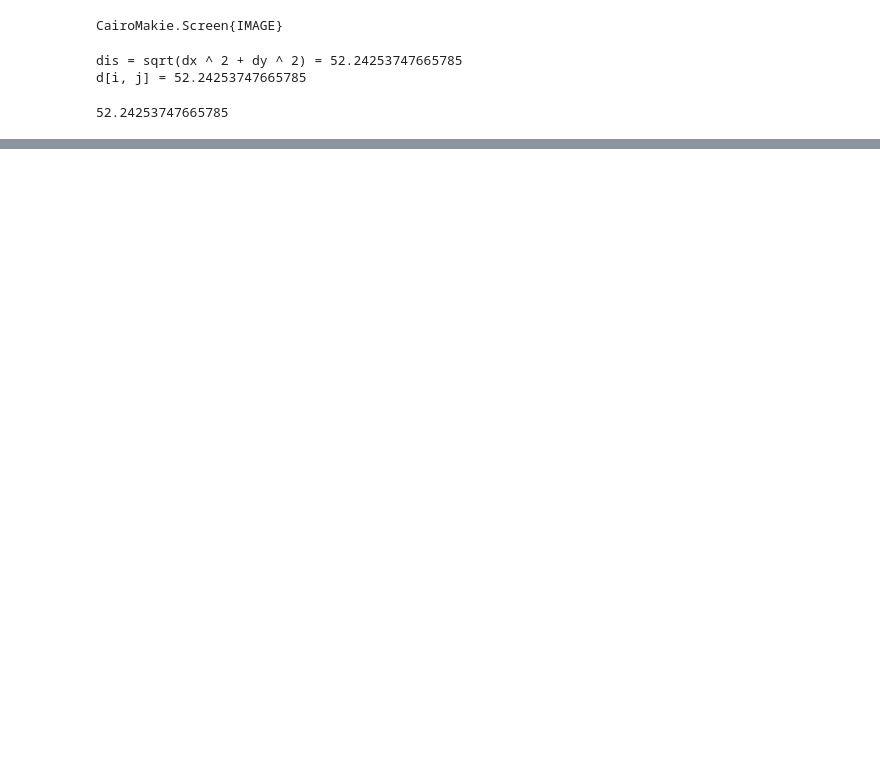
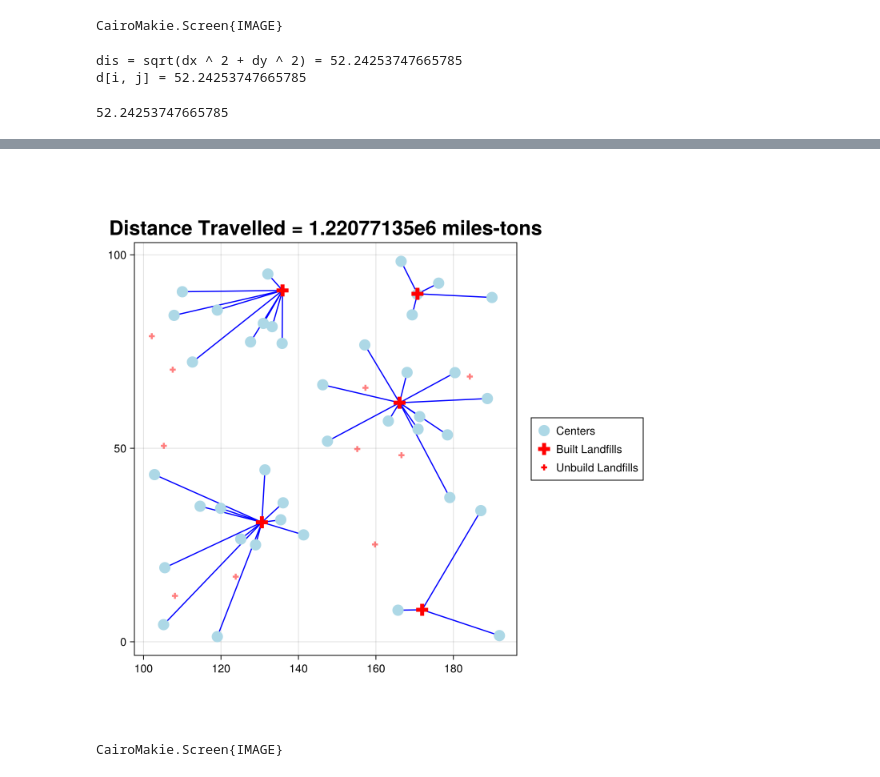
Before and after one commit to pitipatw/C57, a Jupyter notebook: HW3.ipynb, the cells around one changed output, grey strips where cells are left out. Saved outputs shown, nothing was run; the diff lists cells and outputs as text; code cells hidden in the pictures; blank space fills up the shorter version.

```diff
--- a/HW3.ipynb
+++ b/HW3.ipynb
@@ -424,0 +448,12 @@ CairoMakie.Screen{IMAGE}
+# %%
+assignment = value.(x);
+@show sum(assignment)
+@show built_landfills_c1 = value.(y)
+built = sum(value.(y))
+@show built
+println("###Built landfills###")
+for i in 1:15
+    if built_landfills_c1[i] == 1
+        println(i,": " , landfills2[i,:])
+    end
+end
@@ -424,0 +470,33 @@ CairoMakie.Screen{IMAGE}
+# %%
+f_C = Figure(size = (700,700));
+
+distance_traveled = (objective_value(modelC))
+rounded_distance = round( distance_traveled, digits = 2)
+a1C = Axis(f_C[1,1],aspect = DataAspect(), title = "Distance Travelled = $rounded_distance miles-tons", titlesize = 25 )
+
+
+#for each assignment, draw a line between them
+#plot them first so the nodes that are plotted later stay on top.
+for i in 1:n2
+    for j in 1:15
+        if assignment[i,j] == 1
+            lines!(a1C,[ centers2[i,1],landfills2[j,1]] , [centers2[i,2], landfills2[j,2]], color = :blue)
+        end
+    end
+end
+scatter!(a1C, centers2[:,1], centers2[:,2] , color = :lightblue, label = "Centers", markersize = 20)
+for i in eachindex(landfills2[:,1])
+    if (built_landfills_c1[i] == 1)
+        scatter!(a1C, landfills2[i,1],landfills2[i,2], color = :red, marker = :cross, label = "Built Landfills", markersize = 20)
+    else
+        scatter!(a1C, landfills2[i,1],landfills2[i,2], color = :red, marker = :cross, label = "Unbuild Landfills", markersize = 10, alpha = 0.5)
+    end
+end
+
+
+Legend(f_C[1,2], a1C, tellheight = false, unique = true)
+
+display(f_C)
+# %% [output]
+[figure, added]
+CairoMakie.Screen{IMAGE}
```
Also changed, not shown: parts of 37 cells of this notebook, 4 other files.
